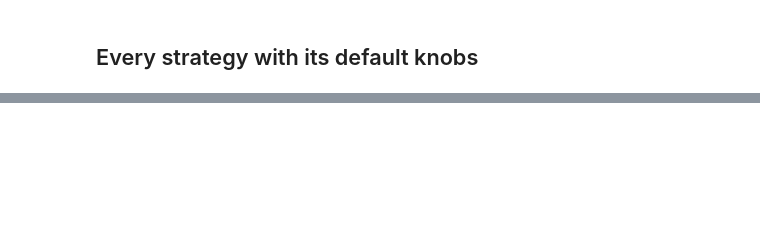
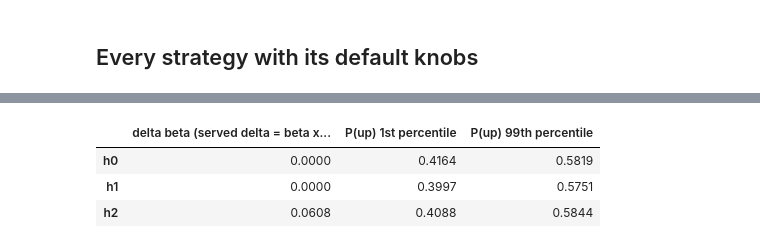
Before and after one commit to another-worlds/neural_trade, a Jupyter notebook: notebooks/02_backtest.ipynb, the cells around one changed output, grey strips where cells are left out. Saved outputs shown, nothing was run; the diff lists cells and outputs as text; code cells hidden in the pictures; blank space fills up the shorter version.

```diff
--- a/notebooks/02_backtest.ipynb
+++ b/notebooks/02_backtest.ipynb
@@ -33,0 +69,12 @@ pd.DataFrame({name: explorer.run(name, costs={"random_seeds": 0}, baselines=Fals
+# %%
+import numpy as np
+
+p_up = explorer.signals.p
+pd.DataFrame({"delta beta (served delta = beta x raw)": pd.Series(explorer.blocks["predictor"].bundle.calibration_pipeline.delta_scale),
+              "P(up) 1st percentile": np.percentile(p_up, 1, axis=0),
+              "P(up) 99th percentile": np.percentile(p_up, 99, axis=0)}, index=["h0", "h1", "h2"]).round(4)
+# %% [output]
+|  | delta beta (served delta = beta x... | P(up) 1st percentile | P(up) 99th percentile |
+| h0 | 0.0000 | 0.4164 | 0.5819 |
+| h1 | 0.0000 | 0.3997 | 0.5751 |
+| h2 | 0.0608 | 0.4088 | 0.5844 |
```
Also changed, not shown: parts of 5 cells of this notebook, 16 other files.
